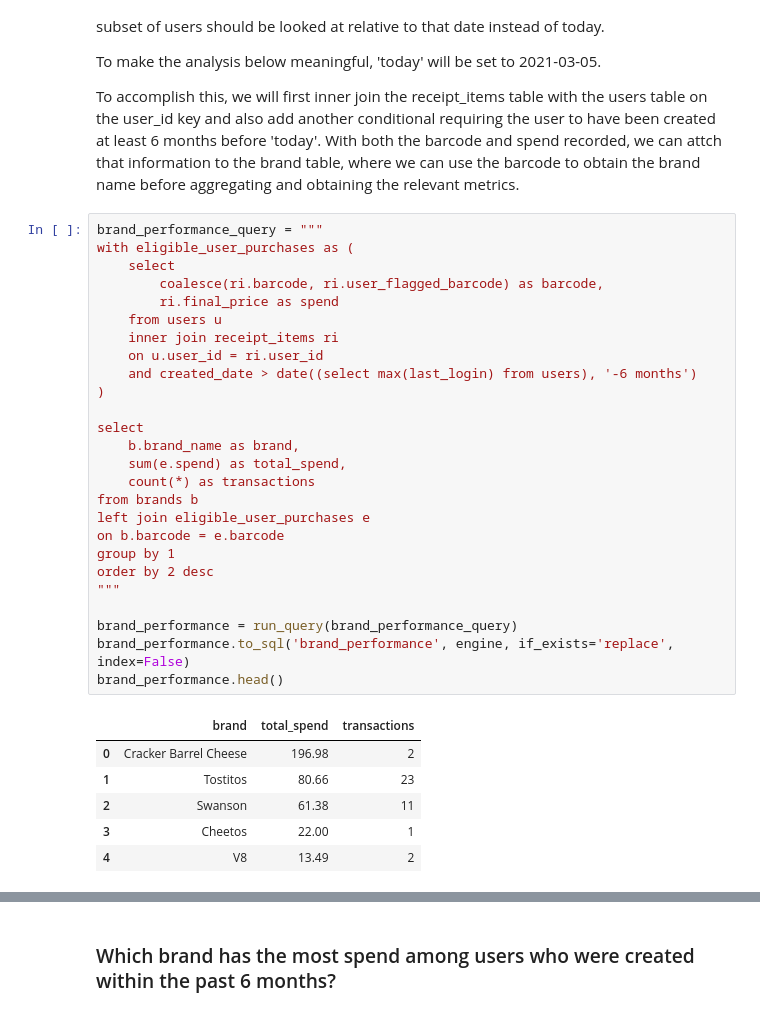
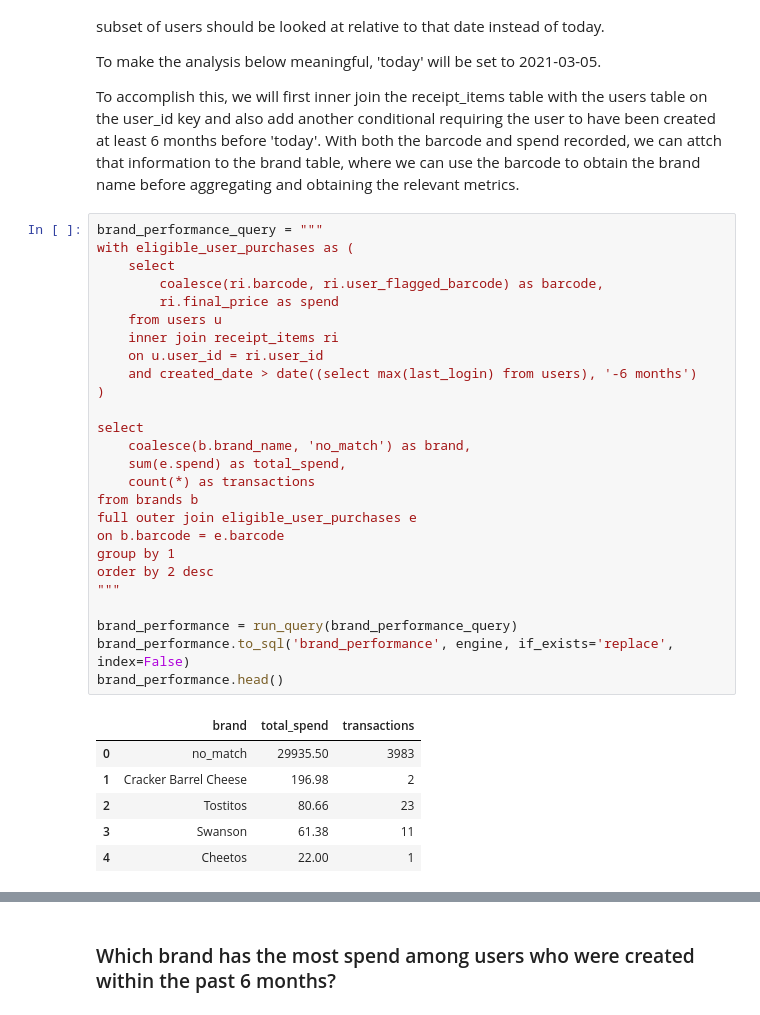
Before and after one commit to aaronchen7780/AE-Project-FetchRewards, a Jupyter notebook: implementation.ipynb, the cells around one changed output, grey strips where cells are left out. Saved outputs shown, nothing was run; the diff lists cells and outputs as text.

```diff
--- a/implementation.ipynb
+++ b/implementation.ipynb
@@ -358,33 +358,33 @@ To accomplish this, we will first inner join the receipt_items table with the us
 # %%
 brand_performance_query = """
 with eligible_user_purchases as (
     select
         coalesce(ri.barcode, ri.user_flagged_barcode) as barcode,
         ri.final_price as spend
     from users u
     inner join receipt_items ri
     on u.user_id = ri.user_id
     and created_date > date((select max(last_login) from users), '-6 months')
 )
 
 select
-    b.brand_name as brand,
+    coalesce(b.brand_name, 'no_match') as brand,
     sum(e.spend) as total_spend,
     count(*) as transactions
 from brands b
-left join eligible_user_purchases e
+full outer join eligible_user_purchases e
 on b.barcode = e.barcode
 group by 1
 order by 2 desc
 """
 
 brand_performance = run_query(brand_performance_query)
 brand_performance.to_sql('brand_performance', engine, if_exists='replace', index=False)
 brand_performance.head()
 # %% [output]
 |  | brand | total_spend | transactions |
-| 0 | Cracker Barrel Cheese | 196.98 | 2 |
-| 1 | Tostitos | 80.66 | 23 |
-| 2 | Swanson | 61.38 | 11 |
-| 3 | Cheetos | 22.00 | 1 |
-| 4 | V8 | 13.49 | 2 |
+| 0 | no_match | 29935.50 | 3983 |
+| 1 | Cracker Barrel Cheese | 196.98 | 2 |
+| 2 | Tostitos | 80.66 | 23 |
+| 3 | Swanson | 61.38 | 11 |
+| 4 | Cheetos | 22.00 | 1 |
```
Also changed, not shown: parts of 8 cells of this notebook, 1 other file.
